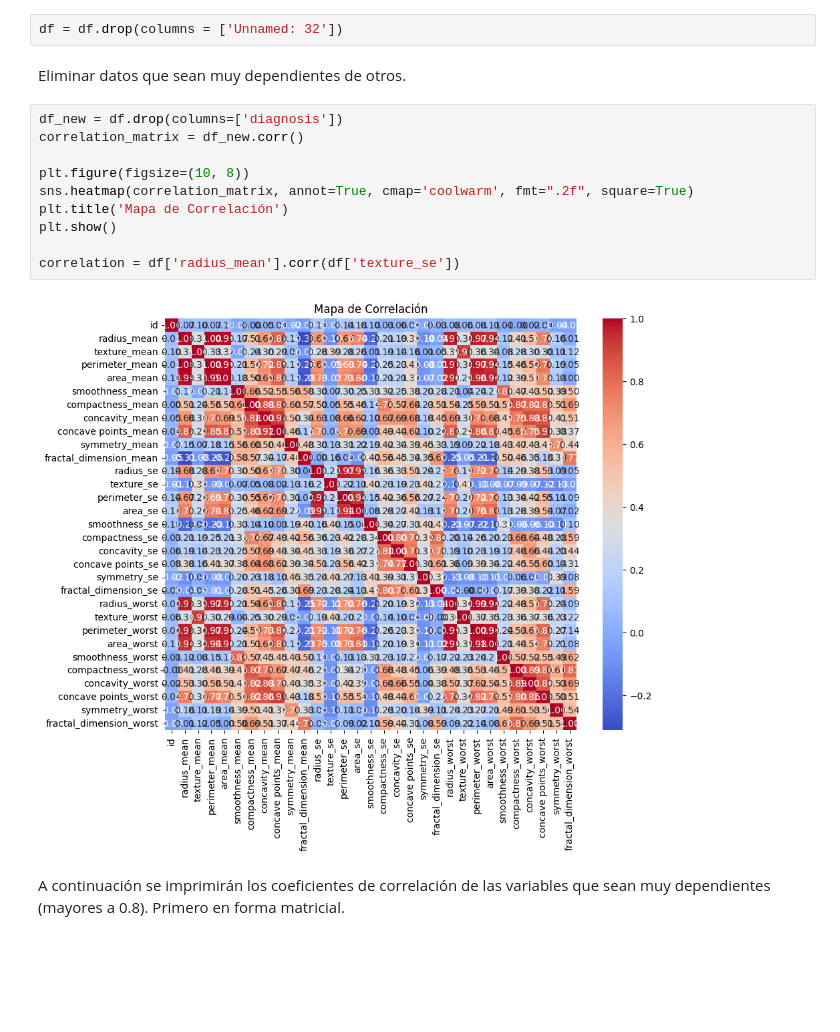
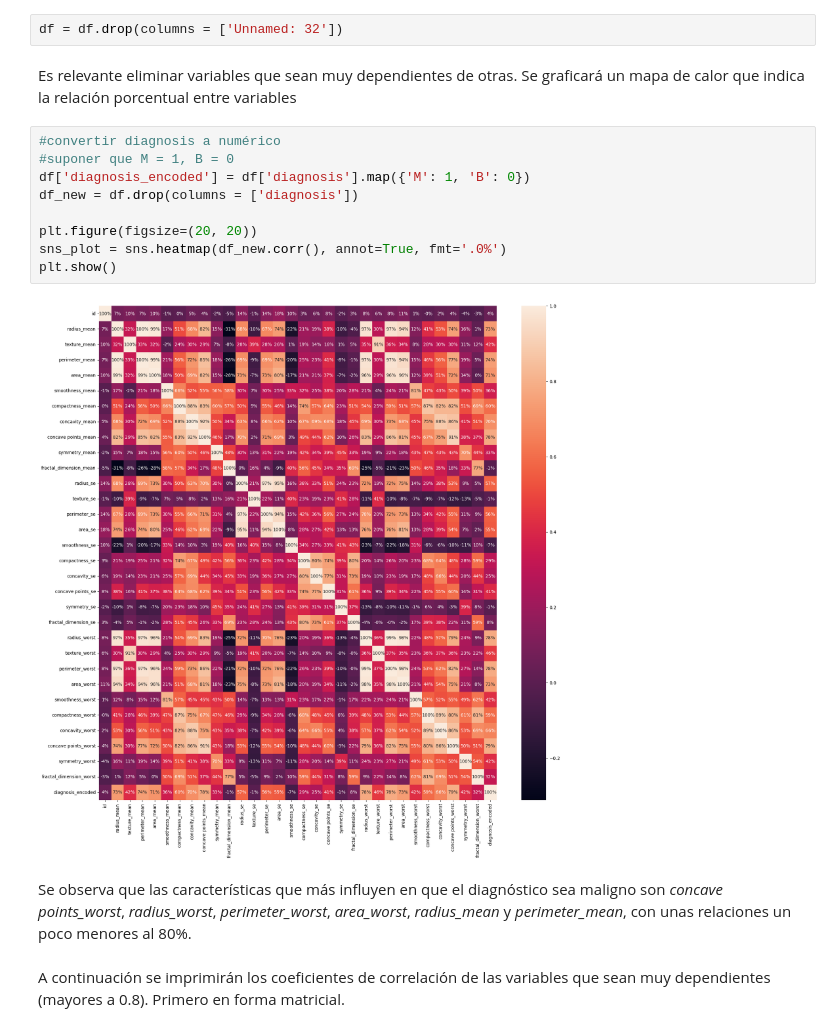
Before and after one commit to Alf-caput/LAB03_Clasificacion, a Jupyter notebook: Practica1LAB03.ipynb, the cells around one changed output. Saved outputs shown, nothing was run; the diff lists cells and outputs as text; blank space fills up the shorter version.

```diff
--- a/Practica1LAB03.ipynb
+++ b/Practica1LAB03.ipynb
@@ -51,20 +71,21 @@ memory usage: 146.8+ KB
 Hay una columna, 'Unnamed', que contiene 32 datos nulos.  No hay información sobre ellos, y son pocos.  Se elimina dicha columna.
 # %%
 df = df.drop(columns = ['Unnamed: 32'])
-# %% [markdown]
-Eliminar datos que sean muy dependientes de otros.
-# %%
-df_new = df.drop(columns=['diagnosis'])
-correlation_matrix = df_new.corr()
-
-plt.figure(figsize=(10, 8))
-sns.heatmap(correlation_matrix, annot=True, cmap='coolwarm', fmt=".2f", square=True)
-plt.title('Mapa de Correlación')
-plt.show()
-
-correlation = df['radius_mean'].corr(df['texture_se'])
-# %% [output]
-[figure, removed]
+# %% [markdown]
+Es relevante eliminar variables que sean muy dependientes de otras.  Se graficará un mapa de calor que indica la relación porcentual entre variables
+# %%
+#convertir diagnosis a numérico
+#suponer que M = 1, B = 0
+df['diagnosis_encoded'] = df['diagnosis'].map({'M': 1, 'B': 0})
+df_new = df.drop(columns = ['diagnosis'])
+
+plt.figure(figsize=(20, 20))
+sns_plot = sns.heatmap(df_new.corr(), annot=True, fmt='.0%')
+plt.show()
+# %% [output]
+[figure, added]
+# %% [markdown]
+Se observa que las características que más influyen en que el diagnóstico sea maligno son *concave points_worst*, *radius_worst*, *perimeter_worst*, *area_worst*,  *radius_mean* y *perimeter_mean*, con unas relaciones un poco menores al 80%.
 # %% [markdown]
 A continuación se imprimirán los coeficientes de correlación de las variables que sean muy dependientes (mayores a 0.8).   Primero en forma matricial.
 # %%
```
Also changed, not shown: parts of 30 cells of this notebook.
